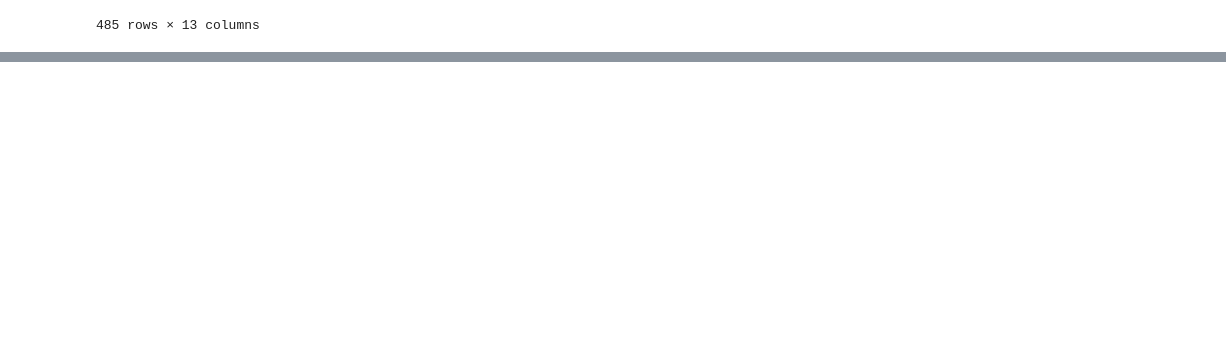
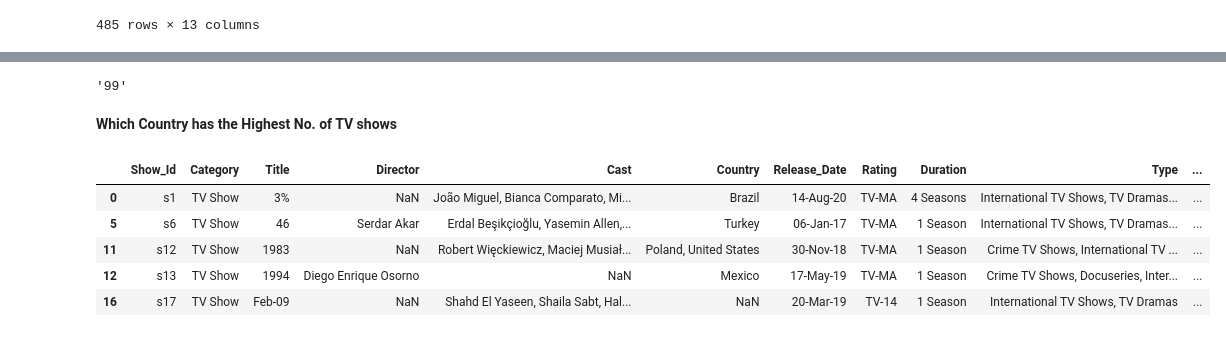
Before and after one commit to MadhavMishra1607/Netflix-Analysis, a Jupyter notebook: Netflix Analysis/Netflix Analysis.ipynb, the cells around one changed output, grey strips where cells are left out. Drawn from its saved outputs; the diff is of its cells as text; code cells hidden in the pictures; blank space fills up the shorter version.

```diff
--- a/Netflix Analysis/Netflix Analysis.ipynb
+++ b/Netflix Analysis/Netflix Analysis.ipynb
@@ -216,0 +258,6 @@ data[(data['Category']=='Movie')&(data['Type']=='Comedies')|(data['Country']=='U
+# %%
+# Here Datatype is odject, but required dattype is numeric so first we have split the values into two parts-
+#One for numerics and Another is for text i.e., min
+
+data[['Minutes','Unit']] = data['Duration'].str.split(' ',expand =True)
+data.head()
@@ -216,0 +271,17 @@ data[(data['Category']=='Movie')&(data['Type']=='Comedies')|(data['Country']=='U
+# %%
+data['Minutes'].max()
+# %% [output]
+'99'
+# %% [markdown]
+<strong>Which Country has the Highest No. of TV shows</strong>
+# %%
+#We have to create a new Dataframe as we require only those Tuples where Category is TV show
+data_tvshow = data[data['Category'] == 'TV Show']
+data_tvshow.head()
+# %% [output]
+|  | Show_Id | Category | Title | Director | Cast | Country | Release_Date | Rating | Duration | Type | ... |
+| 0 | s1 | TV Show | 3% | NaN | João Miguel, Bianca Comparato, Mi... | Brazil | 14-Aug-20 | TV-MA | 4 Seasons | International TV Shows, TV Dramas... | ... |
+| 5 | s6 | TV Show | 46 | Serdar Akar | Erdal Beşikçioğlu, Yasemin Allen,... | Turkey | 06-Jan-17 | TV-MA | 1 Season | International TV Shows, TV Dramas... | ... |
+| 11 | s12 | TV Show | 1983 | NaN | Robert Więckiewicz, Maciej Musiał... | Poland, United States | 30-Nov-18 | TV-MA | 1 Season | Crime TV Shows, International TV ... | ... |
+| 12 | s13 | TV Show | 1994 | Diego Enrique Osorno | NaN | Mexico | 17-May-19 | TV-MA | 1 Season | Crime TV Shows, Docuseries, Inter... | ... |
+| 16 | s17 | TV Show | Feb-09 | NaN | Shahd El Yaseen, Shaila Sabt, Hal... | NaN | 20-Mar-19 | TV-14 | 1 Season | International TV Shows, TV Dramas | ... |
```
Also changed, not shown: parts of 10 cells of this notebook.
